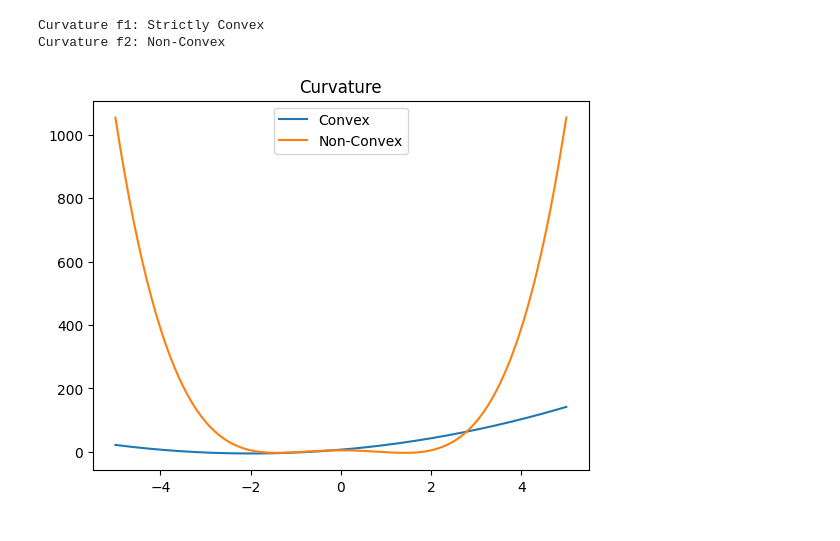
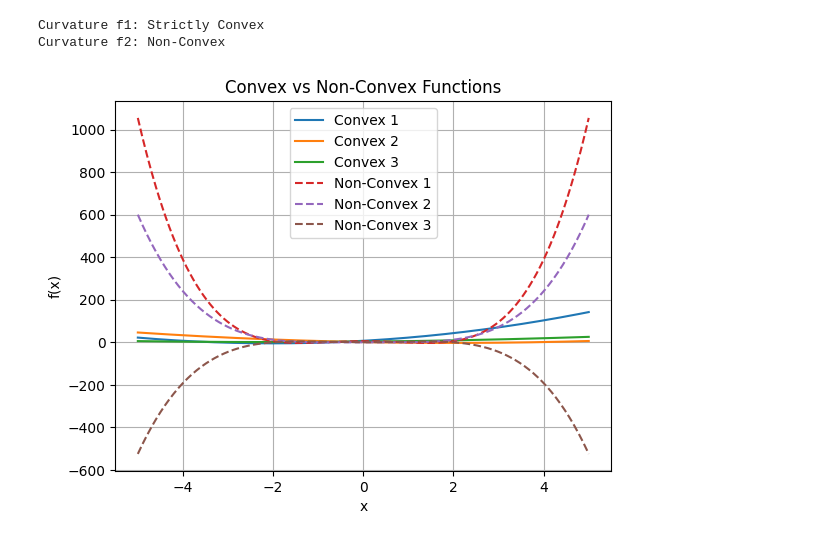
Before and after one commit to sanjaykn8/DL_Lab, a Jupyter notebook: ex1/1-2-1.ipynb, the cells around one changed output. Cells and saved outputs as stored; diff of their text form; code cells hidden in the pictures.

```diff
--- a/ex1/1-2-1.ipynb
+++ b/ex1/1-2-1.ipynb
@@ -29,11 +29,30 @@ print("Curvature f2:", check_curvature(func_2, points))
 # %% [output]
 Curvature f1: Strictly Convex
 Curvature f2: Non-Convex
+# %%
+def f1(x): return 3*x**2 + 12*x + 7
+def f2(x): return x**2 - 4*x + 1
+def f3(x): return 0.5*x**2 + 2*x + 3
+
+def g1(x): return 2*x**4 - 8*x**2 + 5
+def g2(x): return x**4 - x**2
+def g3(x): return -x**4 + 4*x**2
+# %%
+points = np.linspace(-5, 5, 400)
 # %%
-plt.plot(points, func_1(points), label = "Convex")
-plt.plot(points, func_2(points), label = "Non-Convex")
+plt.plot(points, f1(points), label="Convex 1")
+plt.plot(points, f2(points), label="Convex 2")
+plt.plot(points, f3(points), label="Convex 3")
+
+plt.plot(points, g1(points), '--', label="Non-Convex 1")
+plt.plot(points, g2(points), '--', label="Non-Convex 2")
+plt.plot(points, g3(points), '--', label="Non-Convex 3")
+
+plt.xlabel("x")
+plt.ylabel("f(x)")
+plt.title("Convex vs Non-Convex Functions")
 plt.legend()
-plt.title("Curvature")
+plt.grid(True)
 plt.show()
 # %% [output]
-[figure, old version]
+[figure, new version]
```
Also changed, not shown: 9 other files.
